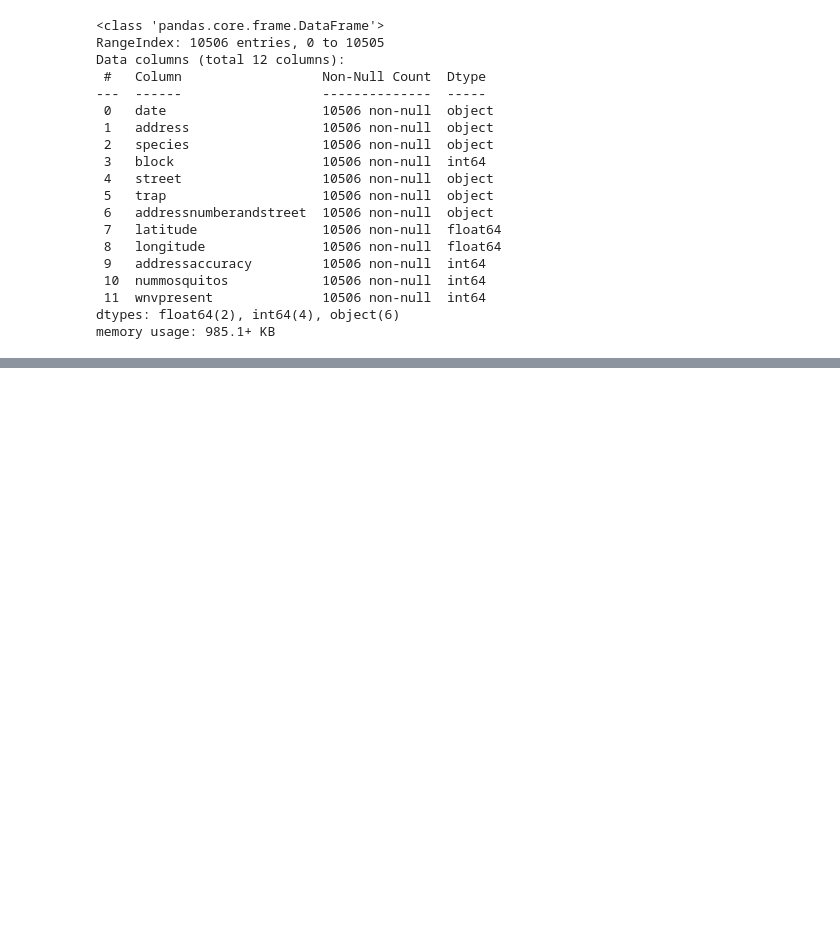
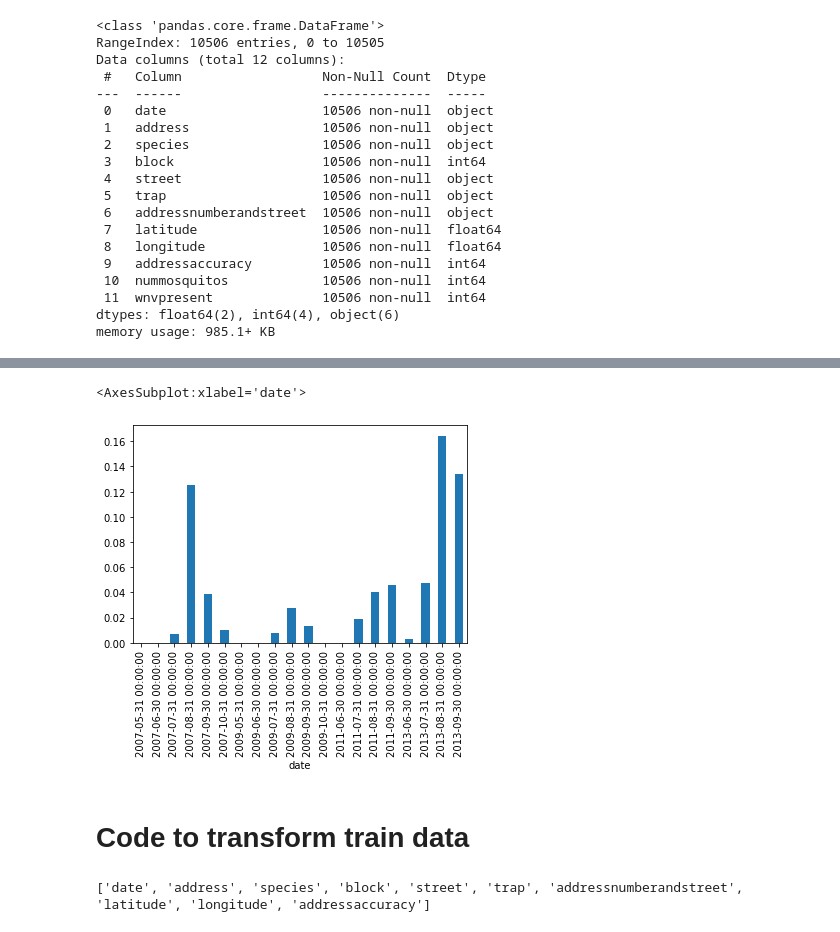
Before and after one commit to msamhz/GA-Project_4, a Jupyter notebook: code/test_data.ipynb, the cells around one changed output, grey strips where cells are left out. Saved outputs shown, nothing was run; the diff lists cells and outputs as text; code cells hidden in the pictures; blank space fills up the shorter version.

```diff
--- a/code/test_data.ipynb
+++ b/code/test_data.ipynb
@@ -280,0 +250,41 @@ test['Date'].agg(['min', 'max']) # date range
+# %%
+train_1.resample('M').mean().dropna()['wnvpresent'].plot.bar()
+# %% [output]
+<AxesSubplot:xlabel='date'>
+[figure, added]
+# %% [markdown]
+# Code to transform train data
+# %%
+# Standardise column names
+
+new_col_names = [x.lower() for x in list(train.columns)]
+train.columns = new_col_names
+
+# To merge rows if they have the same date, location, trap
+
+col_w = list(train.columns)
+col_w.remove('nummosquitos')
+col_w.remove('wnvpresent') # ie all columns except wnvpresent and nummosquitos
+print(col_w)
+
+train_1 = train.groupby(col_w).sum() # collapse rows that have same values in columns col_w
+train_1.reset_index(inplace=True)    # create new df from those collapsed rows
+
+
+# Create a new column for to indicate if it has wnv
+
+train_1['wnv_binary'] = train_1['wnvpresent'].map(lambda x: 1 if x > 0 else 0)
+train_1[['wnvpresent', 'wnv_binary']].groupby('wnvpresent').sum()
+
+train_1.rename(columns={'wnvpresent': 'wnvcount', # Rename column names to the appropriate one
+                       'wnv_binary': 'wnvpresent'}, inplace=True)
+
+
+train_1['date'] = pd.to_datetime(train_1['date']) # convert date type
+train_1['date_col'] = train_1['date']             # create another column of date
+
+# Set Date to be in the index
+
+train_1.set_index('date', inplace=True)           # set date to be index
+# %% [output]
+['date', 'address', 'species', 'block', 'street', 'trap', 'addressnumberandstreet', 'latitude', 'longitude', 'addressaccuracy']
```
Also changed, not shown: parts of 58 cells of this notebook.
